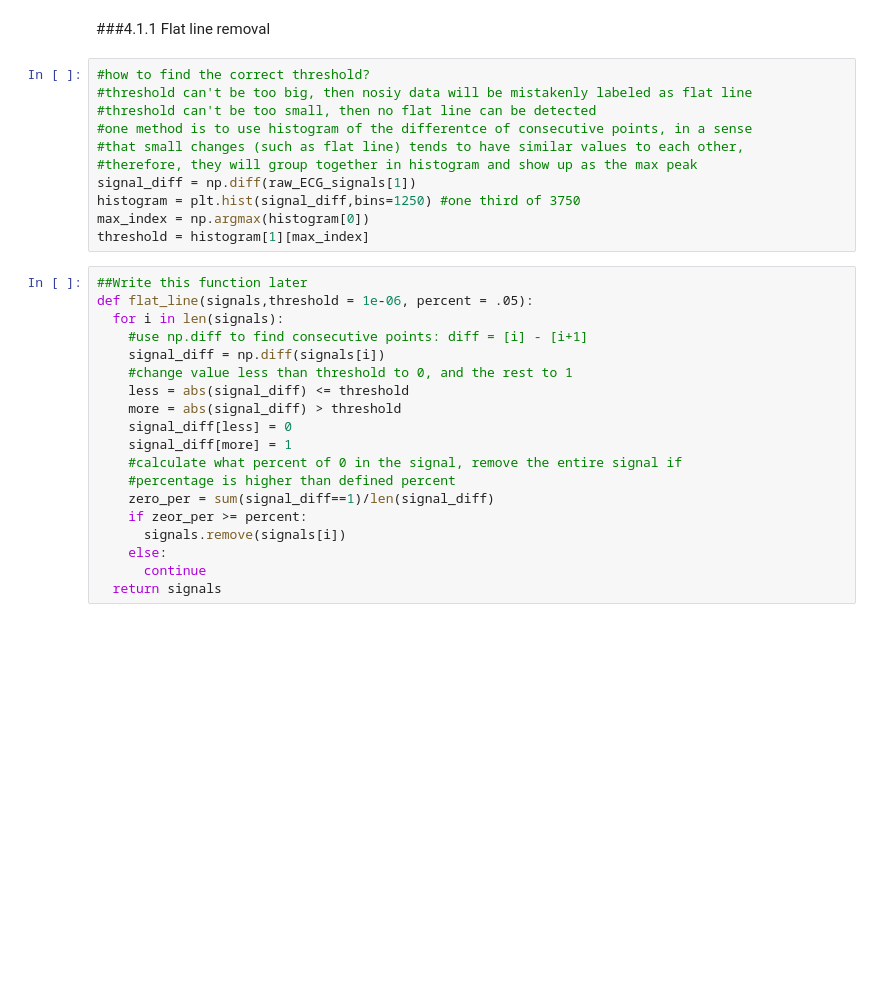
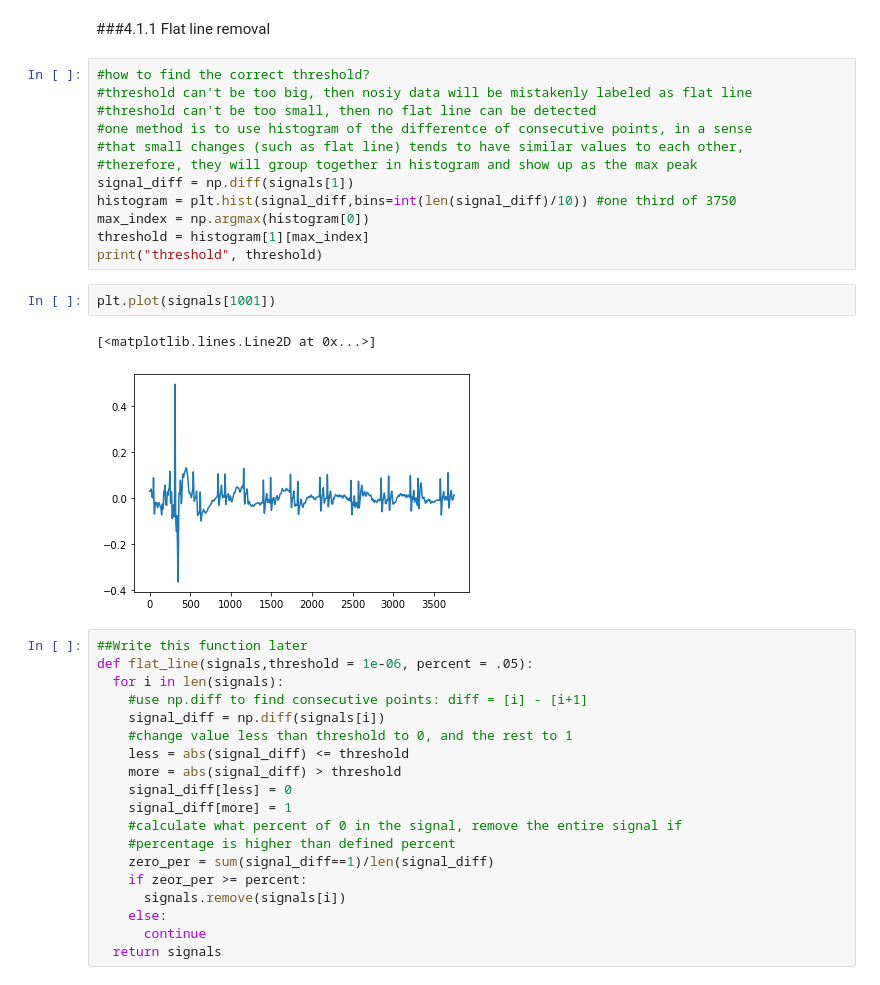
Before and after one commit to supertime1/Afib_PPG, a Jupyter notebook: Afib_Data_Clean.ipynb, the cells around one changed output. Cells and saved outputs as stored; diff of their text form; blank space fills up the shorter version.

```diff
--- a/Afib_Data_Clean.ipynb
+++ b/Afib_Data_Clean.ipynb
@@ -97,10 +111,16 @@ with open('D:WFDB//matched/ECG_signals_p09.pkl', "rb") as fp:
 #one method is to use histogram of the differentce of consecutive points, in a sense
 #that small changes (such as flat line) tends to have similar values to each other,
 #therefore, they will group together in histogram and show up as the max peak
-signal_diff = np.diff(raw_ECG_signals[1])
-histogram = plt.hist(signal_diff,bins=1250) #one third of 3750
+signal_diff = np.diff(signals[1])
+histogram = plt.hist(signal_diff,bins=int(len(signal_diff)/10)) #one third of 3750
 max_index = np.argmax(histogram[0])
 threshold = histogram[1][max_index]
+print("threshold", threshold)
+# %%
+plt.plot(signals[1001])
+# %% [output]
+[<matplotlib.lines.Line2D at 0x...>]
+[figure, added]
 # %%
 ##Write this function later
 def flat_line(signals,threshold = 1e-06, percent = .05):
```
Also changed, not shown: parts of 21 cells of this notebook.
